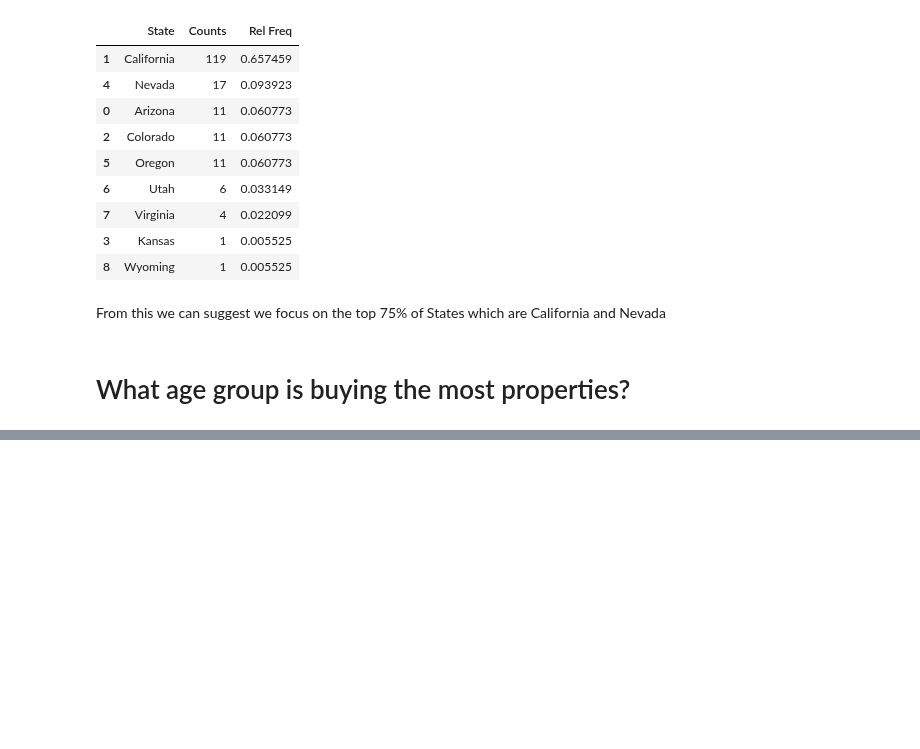
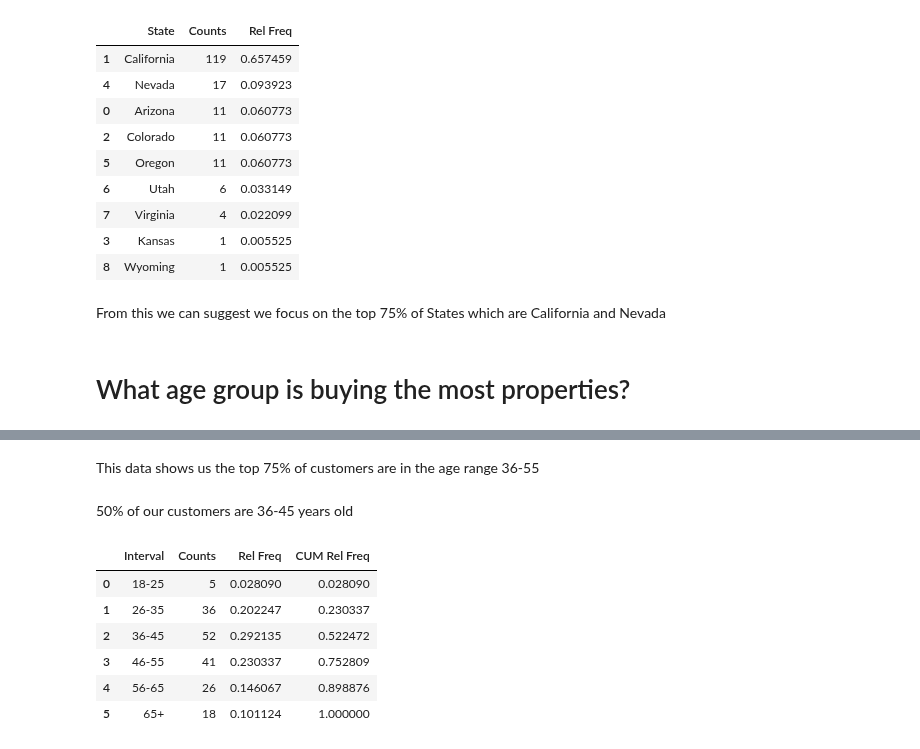
Before and after one commit to Jose-Servin/DataCamp, a Jupyter notebook: Projects/Stats_for_DataScience/RealEstate_EDA.ipynb, the cells around one changed output, grey strips where cells are left out. Cells and saved outputs as stored; diff of their text form; code cells hidden in the pictures; blank space fills up the shorter version.

Commit message:
fix rel freq column

```diff
--- a/Projects/Stats_for_DataScience/RealEstate_EDA.ipynb
+++ b/Projects/Stats_for_DataScience/RealEstate_EDA.ipynb
@@ -123,0 +134,2 @@ px.bar(states, x='State', y ='Rel Freq').update_xaxes(categoryorder='total desce
+# %%
+age_groups = customers.groupby('Interval').size().reset_index(name='Counts')
@@ -123,0 +146,19 @@ px.bar(states, x='State', y ='Rel Freq').update_xaxes(categoryorder='total desce
+# %%
+# Mathematically insert Relative Frequency Column
+age_groups['Rel Freq'] = age_groups['Counts'] / sum(age_groups['Counts'])
+# %%
+age_groups['CUM Rel Freq'] = age_groups['Rel Freq'].cumsum()
+# %% [markdown]
+This data shows us the top 75% of customers are in the age range 36-55
+# %% [markdown]
+50% of our customers are 36-45 years old
+# %%
+age_groups.sort_values('CUM Rel Freq', ascending=True)
+# %% [output]
+|  | Interval | Counts | Rel Freq | CUM Rel Freq |
+| 0 | 18-25 | 5 | 0.028090 | 0.028090 |
+| 1 | 26-35 | 36 | 0.202247 | 0.230337 |
+| 2 | 36-45 | 52 | 0.292135 | 0.522472 |
+| 3 | 46-55 | 41 | 0.230337 | 0.752809 |
+| 4 | 56-65 | 26 | 0.146067 | 0.898876 |
+| 5 | 65+ | 18 | 0.101124 | 1.000000 |
```
Also changed, not shown: parts of 3 cells of this notebook.
